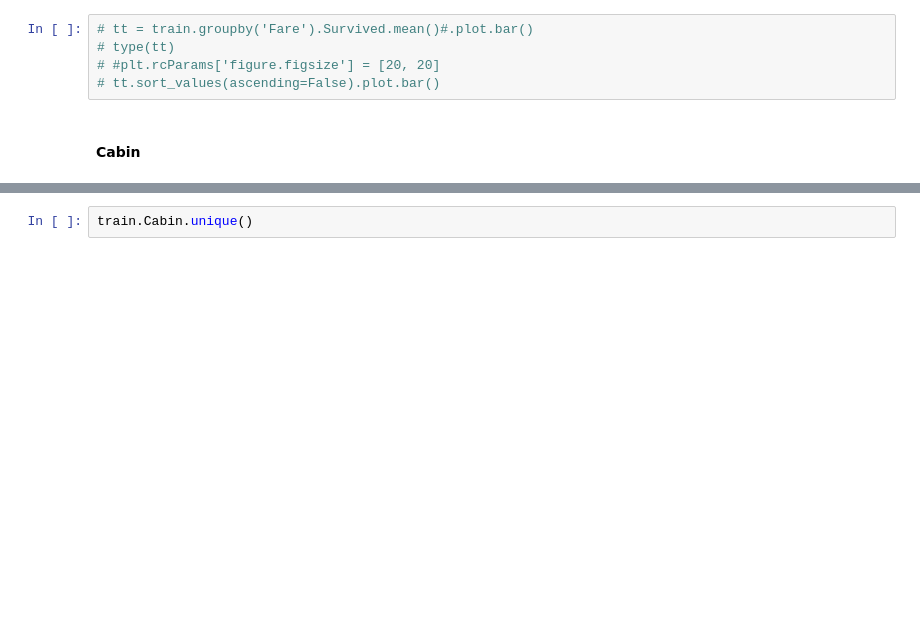
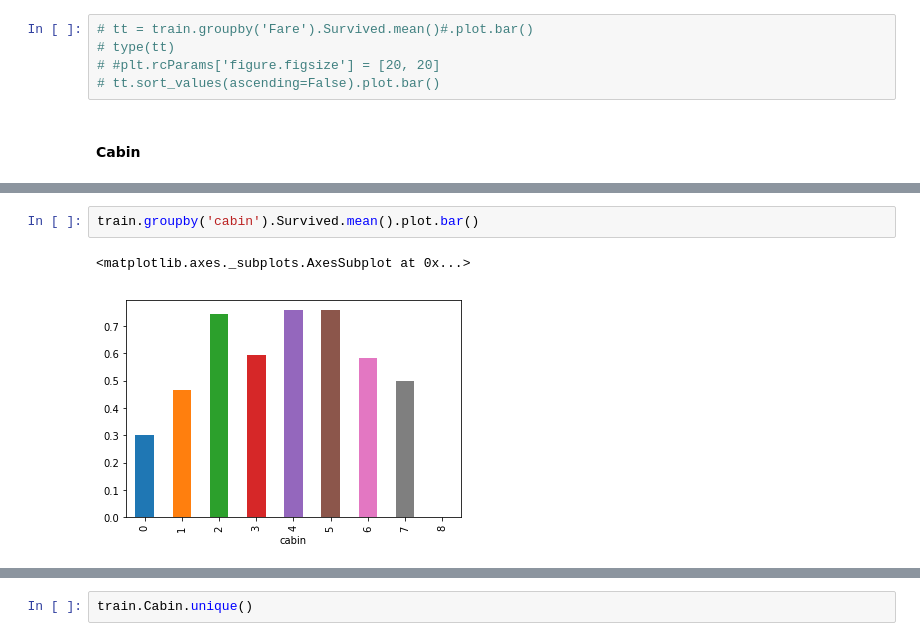
Before and after one commit to naiieandrade/titanic, a Jupyter notebook: titanic-solution_version_2.ipynb, the cells around one changed output, grey strips where cells are left out. Cells and saved outputs as stored; diff of their text form; blank space fills up the shorter version.

```diff
--- a/titanic-solution_version_2.ipynb
+++ b/titanic-solution_version_2.ipynb
@@ -390,0 +411,5 @@ cabin_g = train[train['Cabin'].str.contains("G")==True]
+# %%
+train.groupby('cabin').Survived.mean().plot.bar()
+# %% [output]
+<matplotlib.axes._subplots.AxesSubplot at 0x...>
+[figure, added]
```
Also changed, not shown: parts of 23 cells of this notebook, 1 other file.
